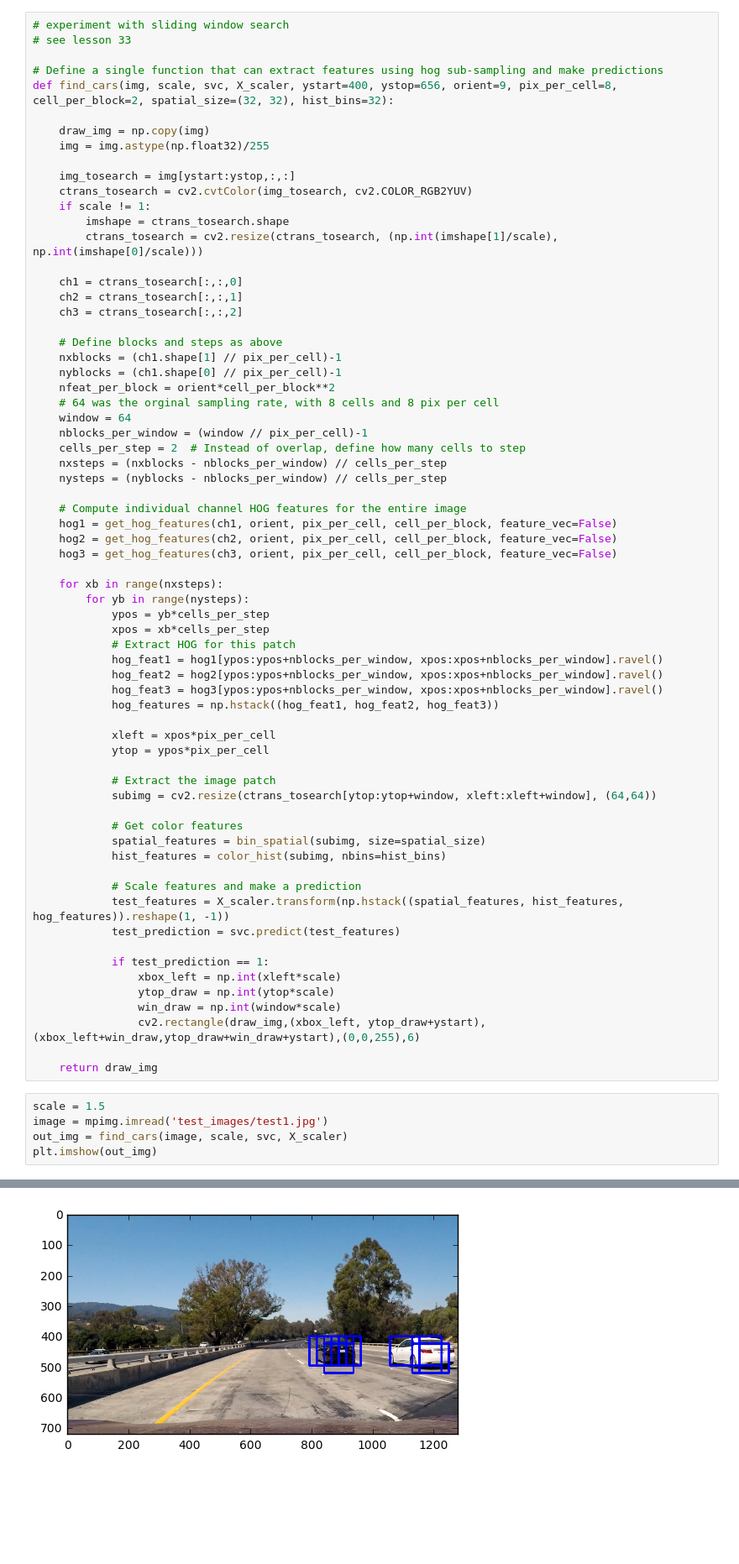
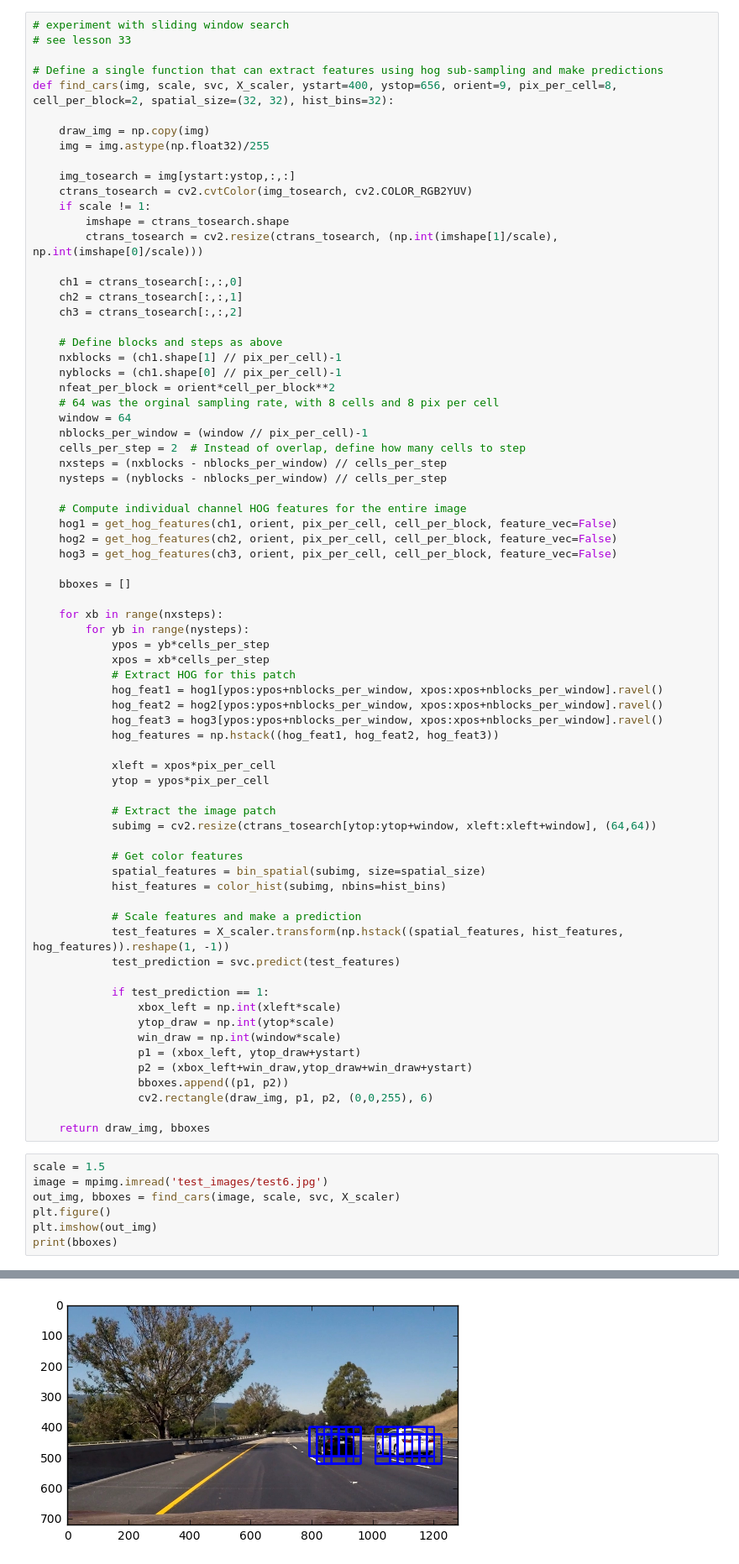
Before and after one commit to SamSamskies/CarND-Vehicle-Detection, a Jupyter notebook: vehicle_detection.ipynb, the cells around one changed output, grey strips where cells are left out. Shown at 84% size. Drawn from its saved outputs; the diff is of its cells as text; blank space fills up the shorter version.

```diff
--- a/vehicle_detection.ipynb
+++ b/vehicle_detection.ipynb
@@ -310,6 +311,8 @@ def find_cars(img, scale, svc, X_scaler, ystart=400, ystop=656, orient=9, pix_pe
     hog2 = get_hog_features(ch2, orient, pix_per_cell, cell_per_block, feature_vec=False)
     hog3 = get_hog_features(ch3, orient, pix_per_cell, cell_per_block, feature_vec=False)
 
+    bboxes = []
+
     for xb in range(nxsteps):
         for yb in range(nysteps):
             ypos = yb*cells_per_step
@@ -338,12 +341,17 @@ def find_cars(img, scale, svc, X_scaler, ystart=400, ystop=656, orient=9, pix_pe
                 xbox_left = np.int(xleft*scale)
                 ytop_draw = np.int(ytop*scale)
                 win_draw = np.int(window*scale)
-                cv2.rectangle(draw_img,(xbox_left, ytop_draw+ystart),(xbox_left+win_draw,ytop_draw+win_draw+ystart),(0,0,255),6)
+                p1 = (xbox_left, ytop_draw+ystart)
+                p2 = (xbox_left+win_draw,ytop_draw+win_draw+ystart)
+                bboxes.append((p1, p2))
+                cv2.rectangle(draw_img, p1, p2, (0,0,255), 6)
 
-    return draw_img
+    return draw_img, bboxes
 # %%
 scale = 1.5
-image = mpimg.imread('test_images/test1.jpg')
-out_img = find_cars(image, scale, svc, X_scaler)
+image = mpimg.imread('test_images/test6.jpg')
+out_img, bboxes = find_cars(image, scale, svc, X_scaler)
+plt.figure()
 plt.imshow(out_img)
+print(bboxes)
 # %% [output]
@@ -351 +359 @@ plt.imshow(out_img)
-[figure, old version]
+[figure, new version]
```
Also changed, not shown: parts of 4 cells of this notebook.
